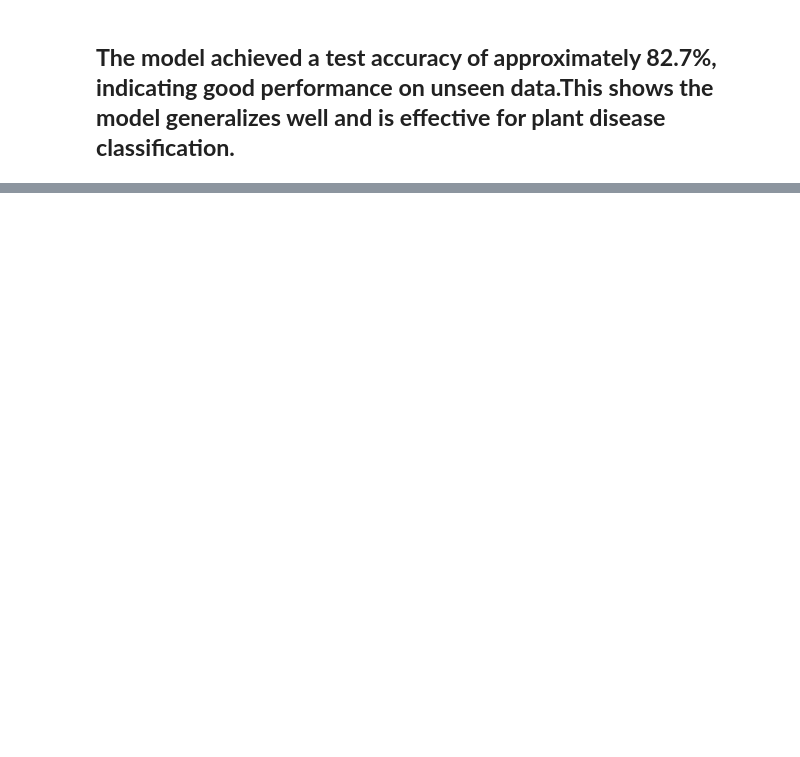
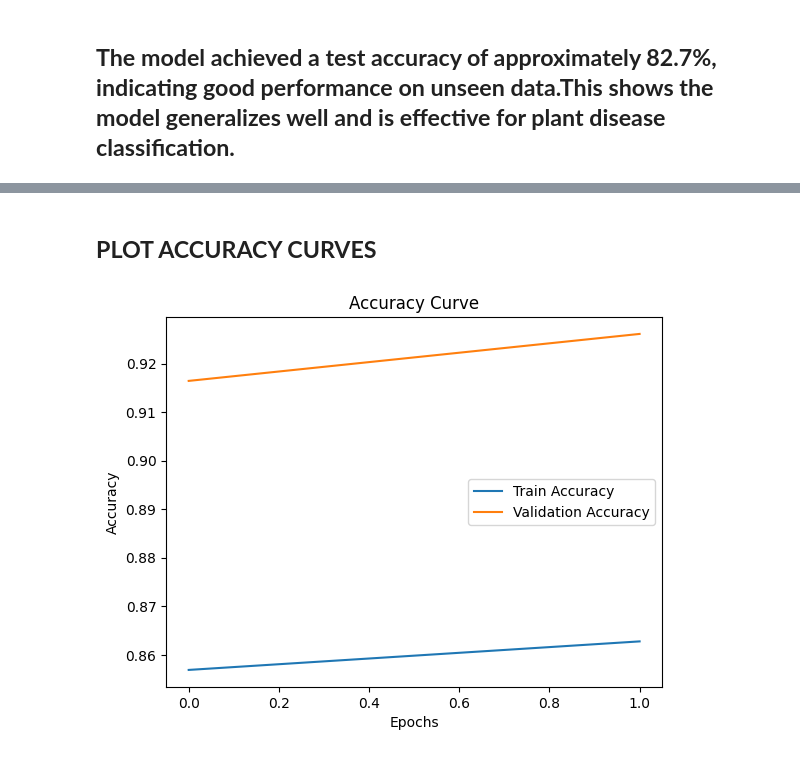
Before and after one commit to topbased/testrepo, a Jupyter notebook: New_plant_diseases_datset.ipynb, the cells around one changed output, grey strips where cells are left out. Drawn from its saved outputs; the diff is of its cells as text; code cells hidden in the pictures; blank space fills up the shorter version.

```diff
--- a/New_plant_diseases_datset.ipynb
+++ b/New_plant_diseases_datset.ipynb
@@ -341,0 +370,13 @@ Test Accuracy: 0.826897144317627
+# %%
+model = Sequential([
+
+    base_model,
+
+    GlobalAveragePooling2D(),
+
+    Dense(128, activation='relu'),
+
+    Dropout(0.5),
+
+    Dense(train_data.num_classes, activation='softmax')
+])
@@ -341,0 +385,6 @@ Test Accuracy: 0.826897144317627
+# %%
+model.compile(
+    optimizer=tf.keras.optimizers.Adam(learning_rate=0.001),
+    loss='categorical_crossentropy',
+    metrics=['accuracy']
+)
@@ -341,0 +393,6 @@ Test Accuracy: 0.826897144317627
+# %%
+early_stop = EarlyStopping(
+    monitor='val_loss',
+    patience=3,
+    restore_best_weights=True
+)
@@ -341,0 +401,7 @@ Test Accuracy: 0.826897144317627
+# %%
+history = model.fit(
+    train_data,
+    validation_data=val_data,
+    epochs=2,
+    callbacks=[early_stop]
+)
@@ -341,0 +413,14 @@ Test Accuracy: 0.826897144317627
+# %% [markdown]
+## **PLOT ACCURACY CURVES**
+# %%
+plt.plot(history.history['accuracy'], label='Train Accuracy')
+plt.plot(history.history['val_accuracy'], label='Validation Accuracy')
+
+plt.title("Accuracy Curve")
+plt.xlabel("Epochs")
+plt.ylabel("Accuracy")
+plt.legend()
+
+plt.show()
+# %% [output]
+[figure, added]
```
Also changed, not shown: parts of 57 cells of this notebook.
